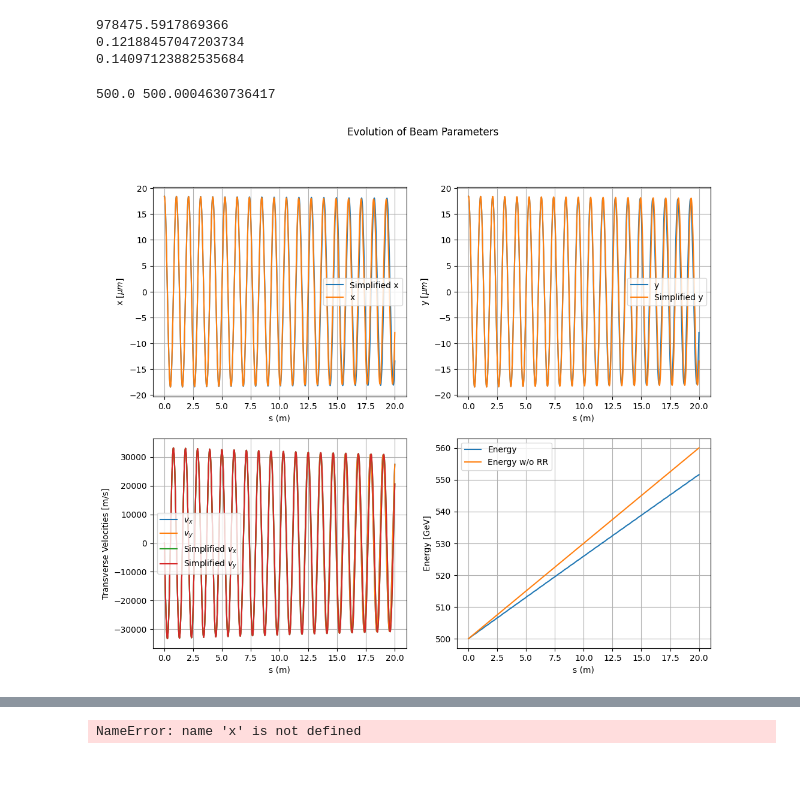
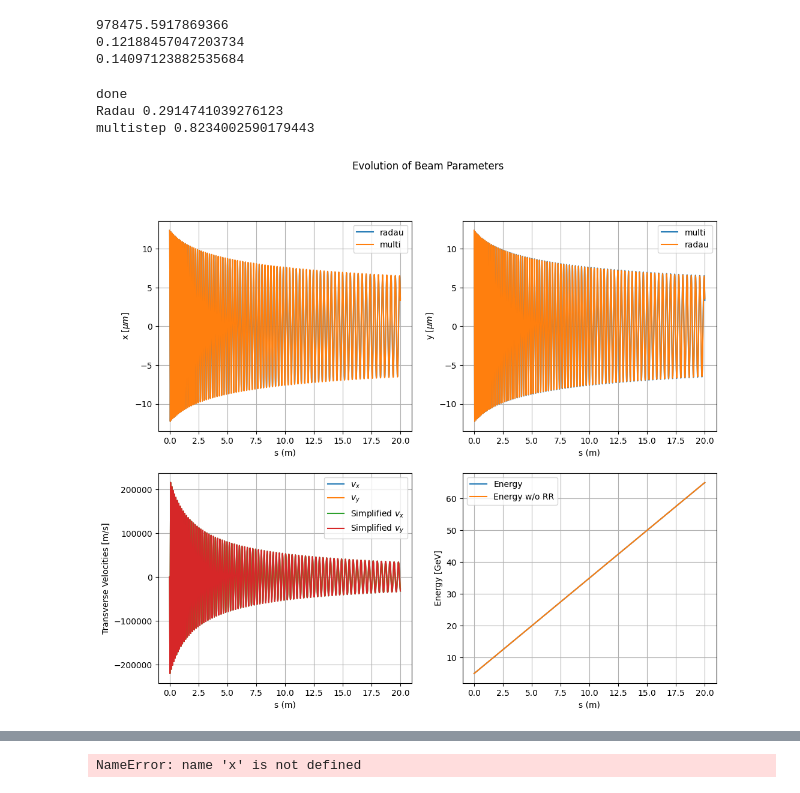
Before and after one commit to Knallvik/Master, a Jupyter notebook: Single_patricle_simulations/Beta_sim.ipynb, the cells around one changed output, grey strips where cells are left out. Saved outputs shown, nothing was run; the diff lists cells and outputs as text; code cells hidden in the pictures.

Commit message:
Made some interesting plots

```diff
--- a/Single_patricle_simulations/Beta_sim.ipynb
+++ b/Single_patricle_simulations/Beta_sim.ipynb
@@ -9,6 +13,6 @@ from scipy.integrate import solve_ivp
 # %%
 #SI.constants
-Energy = 500
+Energy = 1500
 Ee = Energy * 1e9*SI.e
 e = SI.e
 me = SI.m_e
@@ -39,7 +43,7 @@ beta_matched = np.sqrt(2*gamma0)/kp
 lambda_beta = 2*np.pi*beta_matched
 
 k_beta = 2*np.pi/lambda_beta
-emittance_norm = 80e-6 # m rad
+emittance_norm = 10e-6 # m rad
 
 sig_x = np.sqrt(beta_matched*emittance_norm/gamma0)
 
@@ -161,13 +356,17 @@ def plot_oscillations(func, normal_func, sysinit, t_span, t_eval, rx, ry, phi, d
     y_ivp = solution.y[2,:]
     vy_ivp = solution.y[3,:]
 
-    #gamma_ivp = solution.y[4,:]
+    x_multi = multi_solution[0,:]
+    y_multi = multi_solution[2,:]
+
+    gamma_ivp_correct = solution.y[4,:]
     gamma_ivp = multi_solution[4,:]
 
     t_ivp = solution.t
     z_ivp = solution.y[5,:]
     vz_ivp = solution.y[6,:]
     energy_ivp = gamma_ivp*me*SI.c**2
+    energy_ivp_correct = gamma_ivp_correct*me*SI.c**2
 
     #Extract solution values
     normal_x_ivp = normal_solution.y[0,:]
@@ -187,6 +386,7 @@ def plot_oscillations(func, normal_func, sysinit, t_span, t_eval, rx, ry, phi, d
     z = np.zeros(n-1)
     energy_change = np.zeros(n-1)
     energy_gain_per_m = np.zeros(n-1)
+    actual_loss = np.empty_like(total_energy_change)
 
     for i in range(n-1):
         #Calculate the acceleration from differences in velocities
@@ -207,6 +407,7 @@ def plot_oscillations(func, normal_func, sysinit, t_span, t_eval, rx, ry, phi, d
         #Calculate the actual energy-differences from the simulation
         energy_gain_per_m[i] = 1/SI.c * wp*Ez/E0* SI.m_e*SI.c**2
         total_energy_change[i] = Ez*SI.e - 1/SI.c * (energy_ivp[i+1]-energy_ivp[i])/dt# J*m⁻¹
+        actual_loss[i] = Ez*SI.e - 1/SI.c * (energy_ivp_correct[i+1]-energy_ivp_correct[i])/dt
 
     #Calculate the analytical values
     analytic_P = 1/SI.c * analytic_larmor(t_ivp, gamma_ivp, rx, ry, phi, delta)
@@ -216,15 +417,15 @@ def plot_oscillations(func, normal_func, sysinit, t_span, t_eval, rx, ry, phi, d
     fig, ax = plt.subplots(2,2, figsize=(12,10))
     fig.suptitle('Evolution of Beam Parameters')
     # Plot x and y trajectories
-    ax[0,0].plot(z_ivp,normal_x_ivp*1e6, label='Simplified x')
-    ax[0,0].plot(z_ivp,x_ivp*1e6, label='x')
+    ax[0,0].plot(z_ivp,x_ivp*1e6, label='radau')
+    ax[0,0].plot(z_ivp,x_multi*1e6, label='multi')
     ax[0,0].grid()
     ax[0,0].set_ylabel(r'x [$\mu m$]')
     ax[0,0].set_xlabel('s (m)')
     ax[0,0].legend()
 
-    ax[0, 1].plot(z_ivp,y_ivp*1e6, label='y')
-    ax[0, 1].plot(z_ivp,normal_y_ivp*1e6, label='Simplified y')
+    ax[0, 1].plot(z_ivp,y_multi*1e6, label='multi')
+    ax[0, 1].plot(z_ivp,y_ivp*1e6, label='radau')
     ax[0, 1].grid()
     ax[0, 1].set_ylabel(r'y [$\mu m$]')
     ax[0, 1].set_xlabel(r's (m)')
@@ -267,7 +468,7 @@ def plot_oscillations(func, normal_func, sysinit, t_span, t_eval, rx, ry, phi, d
    #ax[2, 1].set_ylabel('Analytic Radiated Power (GeV/m)')
    #ax[2, 1].set_xlabel('s (m)')
    #ax[2, 1].legend()
-    return x_ivp, z_ivp, energy_ivp, fig, P, total_energy_change, z
+    return x_ivp, z_ivp, energy_ivp, fig, actual_loss, total_energy_change, z
 # %%
 x0 = 3*sig_x# m
 y0 = 3*sig_x # m
@@ -360,23 +562,25 @@ print(W/SI.e*1e-9)
 0.12188457047203734
 0.14097123882535684
 # %%
-x0 = 5*sig_x# m
-y0 = 5*sig_x # m
+x0 = 3*sig_x# m
+y0 = 3*sig_x # m
 x_dot0 = 0 # m/s
 y_dot0 = 0 # m/s
 
 sysinit2dx = np.array([x0, x_dot0, y0, y_dot0, gamma0, z0, SI.c])
 
 xs, zs, Es, fig, P, total_energy_change, s = plot_oscillations(func = oscillator2d, normal_func = normal_oscillator,\
                                           sysinit = sysinit2dx, \
                                           t_span = t_span, t_eval = t,\
                                           rx = x0, ry = y0, phi = 0, delta =0)
 if save:
     name = directory + f'{Energy}_GeV_single_particle_simulation_only_x_gamma_{actual}.png'
     fig.savefig(name)
 # %% [output]
-500.0 500.0004630736417
+done
+Radau 0.2914741039276123
+multistep 0.8234002590179443
-[figure, old version]
+[figure, new version]
 # %%
 if save:
     fig2.savefig(f'single_particle_simulation_Evolution_of_beam_parameters_{(Energy)}GeV_\
```
Also changed, not shown: parts of 6 cells of this notebook, 5 other files.
